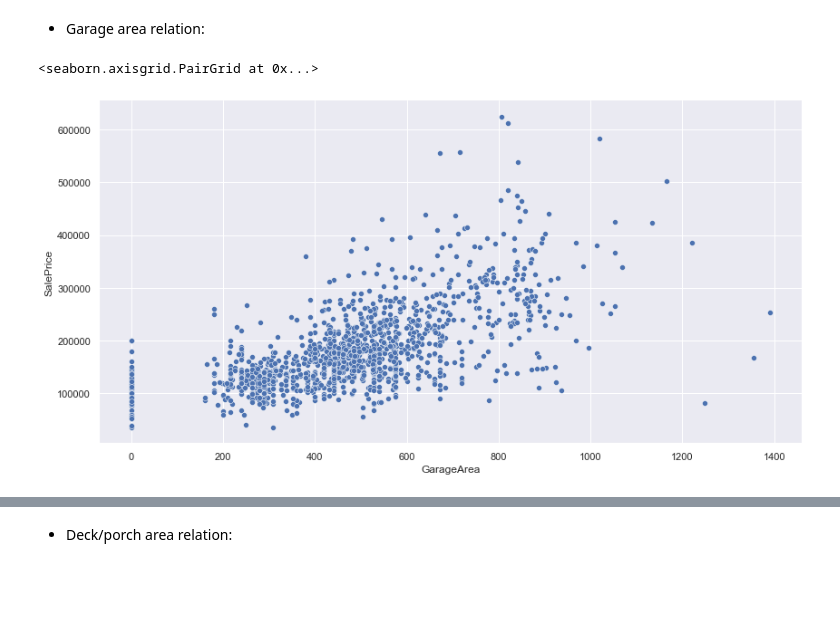
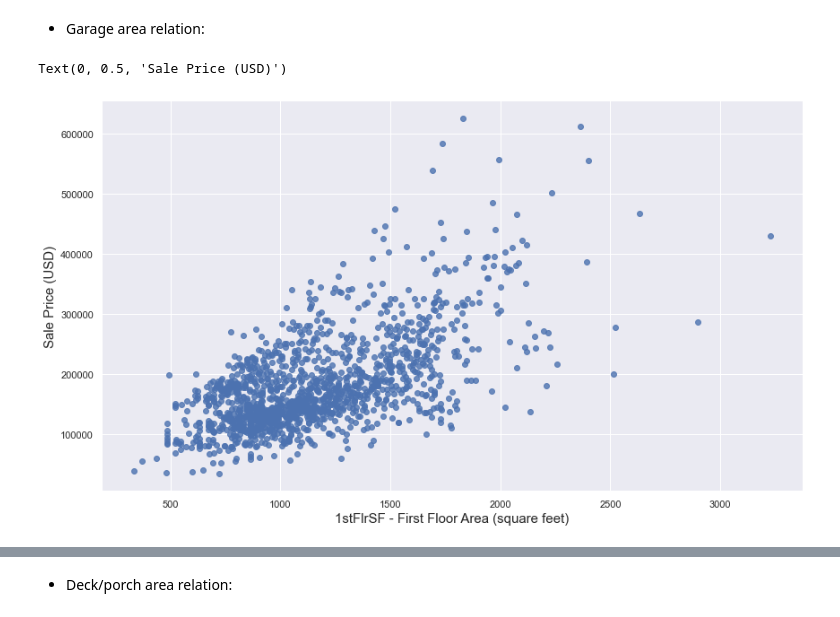
Before and after one commit to suhitasva/ML_Project, a Jupyter notebook: EDA_basic_cleanup.ipynb, the cells around one changed output, grey strips where cells are left out. Cells and saved outputs as stored; diff of their text form; code cells hidden in the pictures; blank space fills up the shorter version.

```diff
--- a/EDA_basic_cleanup.ipynb
+++ b/EDA_basic_cleanup.ipynb
@@ -530,12 +476,10 @@ sns.pairplot(
 [figure]
 # %% [markdown]
 - Garage area relation:
-# %%
-sns.pairplot(
-    train_df,height=6,aspect=2,
-    x_vars=["GarageArea"],
-    y_vars=["SalePrice"],
-)
-# %% [output]
-<seaborn.axisgrid.PairGrid at 0x...>
-[figure, removed]
+# %%
+sns.regplot(x=train_df["1stFlrSF"], y=train_df["SalePrice"], fit_reg=False)
+plt.xlabel("1stFlrSF - First Floor Area (square feet)", fontsize = 15)
+plt.ylabel("Sale Price (USD)", fontsize = 15)
+# %% [output]
+Text(0, 0.5, 'Sale Price (USD)')
+[figure, added]
```
Also changed, not shown: parts of 7 cells of this notebook.
